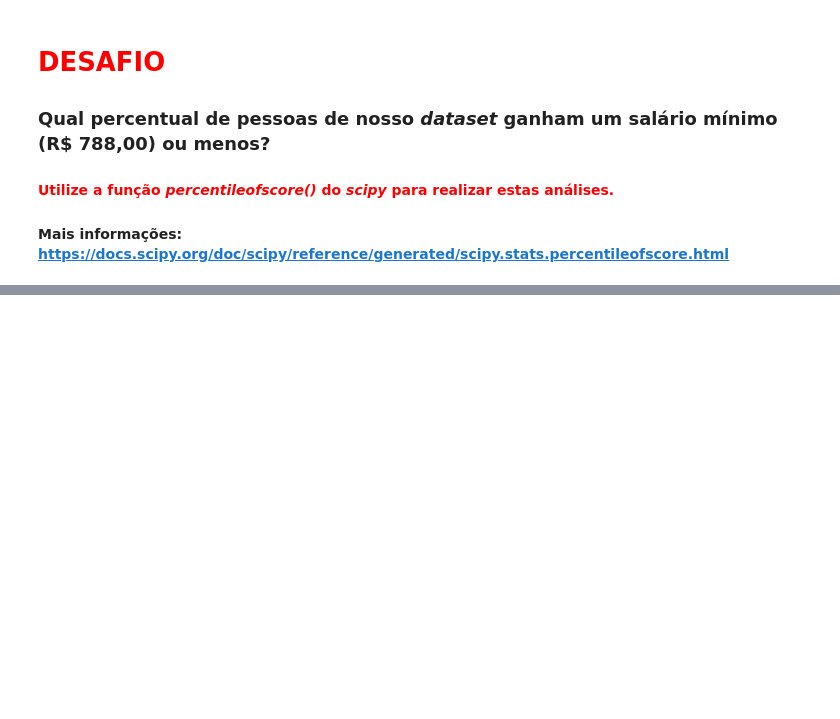
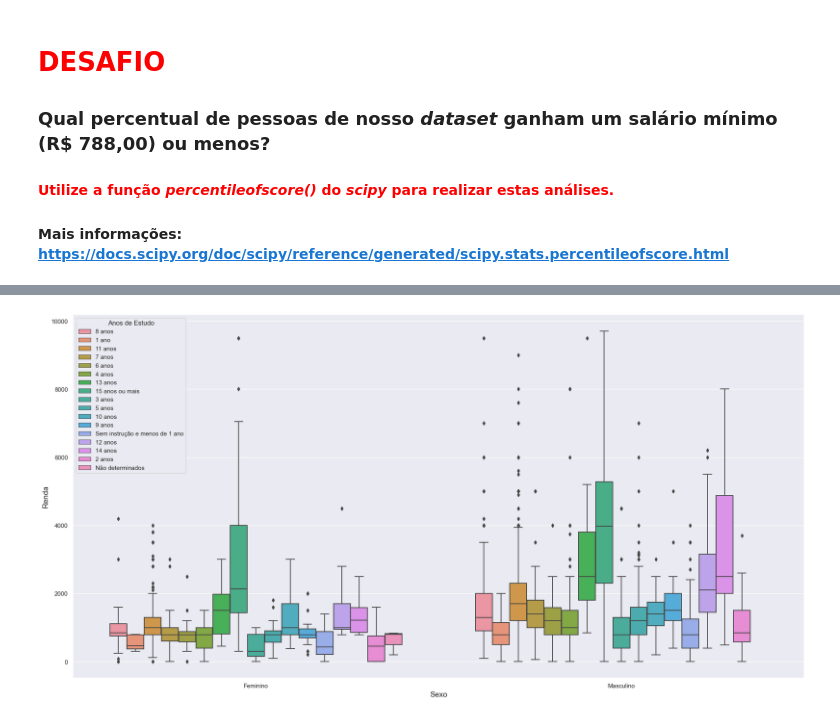
Before and after one commit to ledsouza/Curso_de_Estatistica, a Jupyter notebook: Análise_Descritiva.ipynb, the cells around one changed output, grey strips where cells are left out. Cells and saved outputs as stored; diff of their text form; code cells hidden in the pictures; blank space fills up the shorter version.

```diff
--- a/Análise_Descritiva.ipynb
+++ b/Análise_Descritiva.ipynb
@@ -598,0 +607,7 @@ Escreva suas conclusões aqui...
+# %%
+plot = sns.boxplot(data=dados.query("Renda < 10000 and Idade == 40"), x='Sexo', y='Renda', hue='Anos de Estudo')
+plot.set_xlabel('Sexo', fontsize=14)
+plot.set_ylabel('Renda', fontsize=14)
+plot.figure.set_size_inches(24,12)
+# %% [output]
+[figure, added]
```
Also changed, not shown: parts of 31 cells of this notebook.
